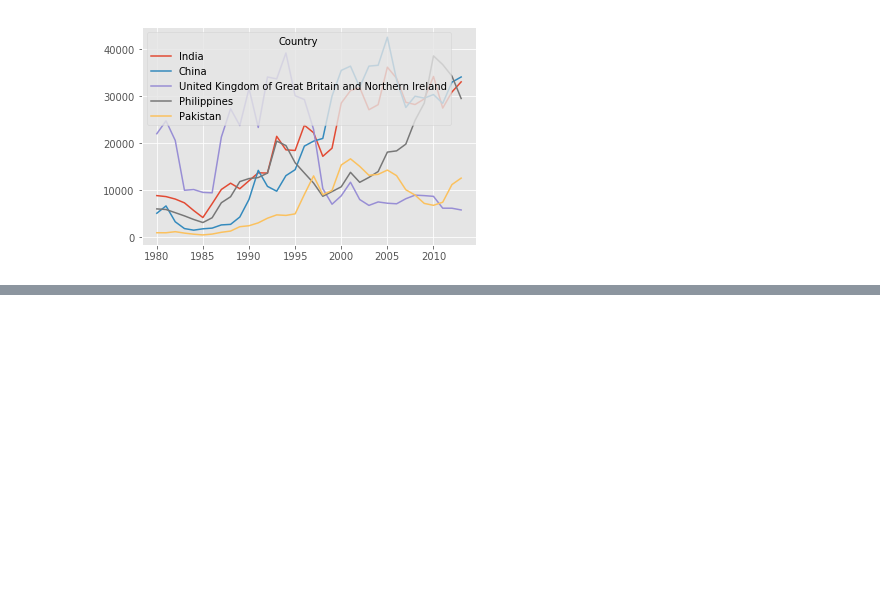
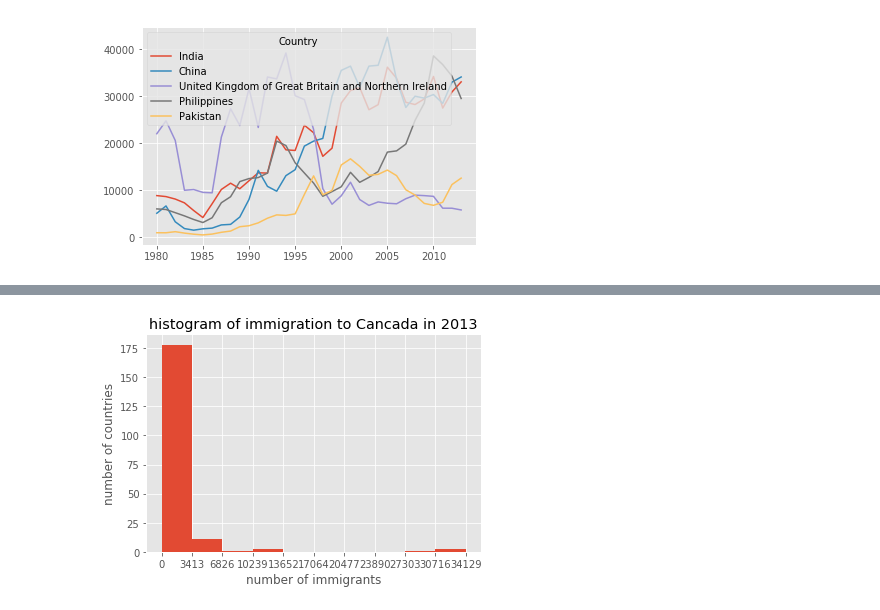
Before and after one commit to JamesIgoe/AzureNotebooks, a Jupyter notebook: Python Class Work 3.ipynb, the cells around one changed output, grey strips where cells are left out. Saved outputs shown, nothing was run; the diff lists cells and outputs as text; code cells hidden in the pictures; blank space fills up the shorter version.

```diff
--- a/Python Class Work 3.ipynb
+++ b/Python Class Work 3.ipynb
@@ -424,0 +495,11 @@ https://pandas.pydata.org/pandas-docs/stable/indexing.html#deprecate-loc-reindex
+# %%
+count, bin_edges = np.histogram(df_canada[2013])
+
+df_canada[2013].plot(kind="hist", xticks = bin_edges)
+
+plt.title("histogram of immigration to Cancada in 2013")
+plt.ylabel("number of countries")
+plt.xlabel("number of immigrants")
+plt.show()
+# %% [output]
+[figure, added]
```
Also changed, not shown: parts of 19 cells of this notebook.
